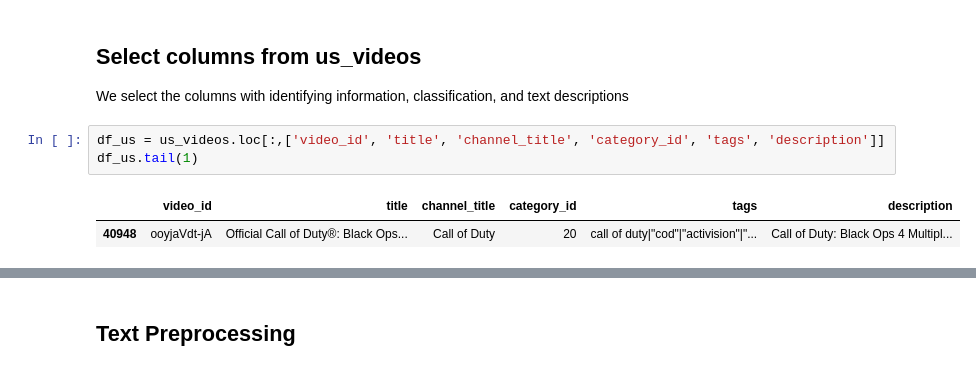
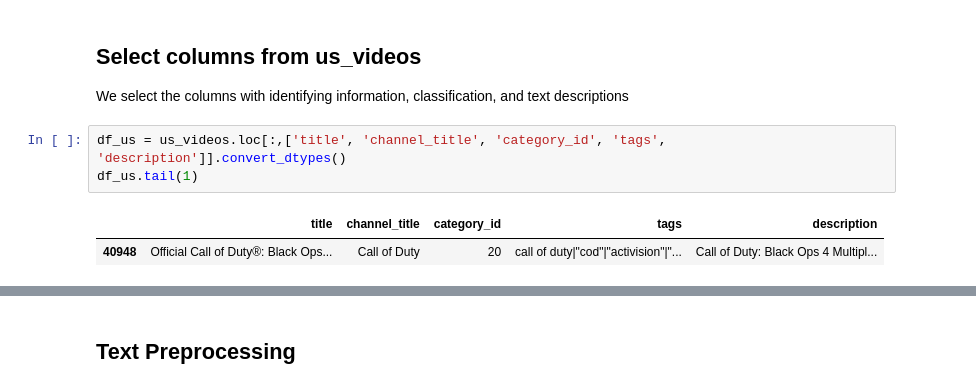
Before and after one commit to kduong781/youtube-category-predictor, a Jupyter notebook: video-data-preprocess.ipynb, the cells around one changed output, grey strips where cells are left out. Saved outputs shown, nothing was run; the diff lists cells and outputs as text.

```diff
--- a/video-data-preprocess.ipynb
+++ b/video-data-preprocess.ipynb
@@ -50,10 +68,10 @@ us_cats.head(1)
 
 We select the columns with identifying information, classification, and text descriptions
 # %%
-df_us = us_videos.loc[:,['video_id', 'title', 'channel_title', 'category_id', 'tags', 'description']]
+df_us = us_videos.loc[:,['title', 'channel_title', 'category_id', 'tags', 'description']].convert_dtypes()
 df_us.tail(1)
 # %% [output]
-|  | video_id | title | channel_title | category_id | tags | description |
-| 40948 | ooyjaVdt-jA | Official Call of Duty®: Black Ops... | Call of Duty | 20 | call of duty|"cod"|"activision"|"... | Call of Duty: Black Ops 4 Multipl... |
+|  | title | channel_title | category_id | tags | description |
+| 40948 | Official Call of Duty®: Black Ops... | Call of Duty | 20 | call of duty|"cod"|"activision"|"... | Call of Duty: Black Ops 4 Multipl... |
 # %%
 df_usd = df_us.drop_duplicates(ignore_index=True)
```
Also changed, not shown: parts of 54 cells of this notebook.
